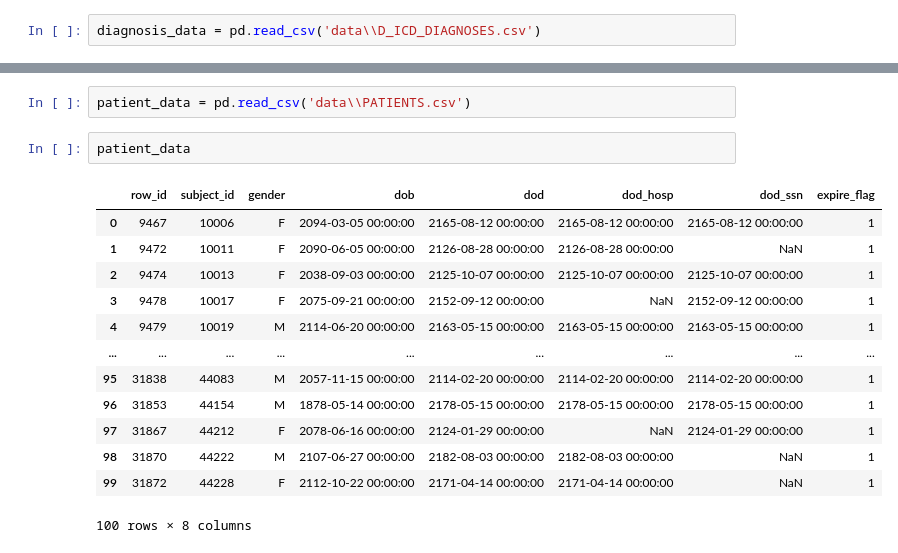
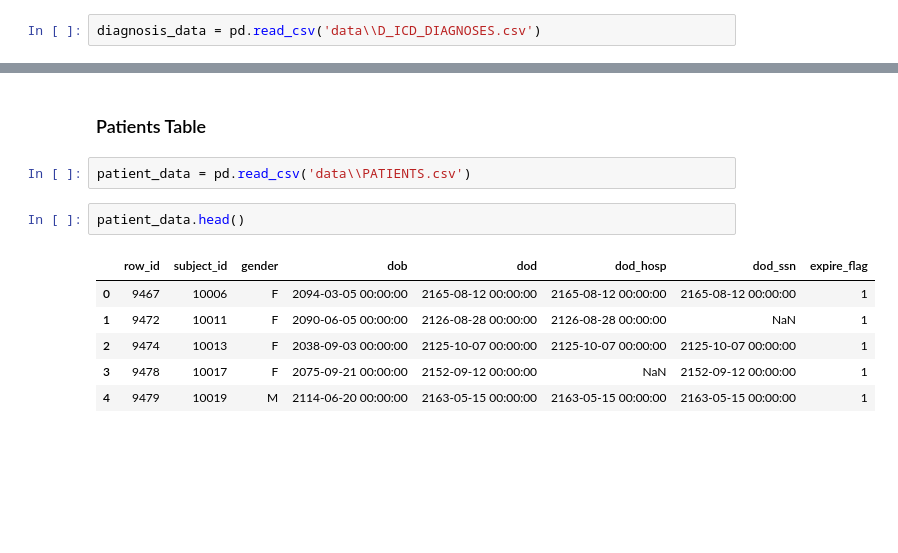
Before and after one commit to Assassinsarms/Disease-Prognosis-Prediction-using-Longitudinal-Electronic-Health-Records-and-Gated-Recurrent-Units, a Jupyter notebook: Aaron_Mir_INM706_Coursework.ipynb, the cells around one changed output, grey strips where cells are left out. Saved outputs shown, nothing was run; the diff lists cells and outputs as text; blank space fills up the shorter version.

```diff
--- a/Aaron_Mir_INM706_Coursework.ipynb
+++ b/Aaron_Mir_INM706_Coursework.ipynb
@@ -97,18 +140,13 @@ diagnosis_data
+# %% [markdown]
+### Patients Table
 # %%
 patient_data = pd.read_csv('data\\PATIENTS.csv')
 # %%
-patient_data
+patient_data.head()
 # %% [output]
 |  | row_id | subject_id | gender | dob | dod | dod_hosp | dod_ssn | expire_flag |
 | 0 | 9467 | 10006 | F | 2094-03-05 00:00:00 | 2165-08-12 00:00:00 | 2165-08-12 00:00:00 | 2165-08-12 00:00:00 | 1 |
 | 1 | 9472 | 10011 | F | 2090-06-05 00:00:00 | 2126-08-28 00:00:00 | 2126-08-28 00:00:00 | NaN | 1 |
 | 2 | 9474 | 10013 | F | 2038-09-03 00:00:00 | 2125-10-07 00:00:00 | 2125-10-07 00:00:00 | 2125-10-07 00:00:00 | 1 |
 | 3 | 9478 | 10017 | F | 2075-09-21 00:00:00 | 2152-09-12 00:00:00 | NaN | 2152-09-12 00:00:00 | 1 |
 | 4 | 9479 | 10019 | M | 2114-06-20 00:00:00 | 2163-05-15 00:00:00 | 2163-05-15 00:00:00 | 2163-05-15 00:00:00 | 1 |
-| ... | ... | ... | ... | ... | ... | ... | ... | ... |
-| 95 | 31838 | 44083 | M | 2057-11-15 00:00:00 | 2114-02-20 00:00:00 | 2114-02-20 00:00:00 | 2114-02-20 00:00:00 | 1 |
-| 96 | 31853 | 44154 | M | 1878-05-14 00:00:00 | 2178-05-15 00:00:00 | 2178-05-15 00:00:00 | 2178-05-15 00:00:00 | 1 |
-| 97 | 31867 | 44212 | F | 2078-06-16 00:00:00 | 2124-01-29 00:00:00 | NaN | 2124-01-29 00:00:00 | 1 |
-| 98 | 31870 | 44222 | M | 2107-06-27 00:00:00 | 2182-08-03 00:00:00 | 2182-08-03 00:00:00 | NaN | 1 |
-| 99 | 31872 | 44228 | F | 2112-10-22 00:00:00 | 2171-04-14 00:00:00 | 2171-04-14 00:00:00 | NaN | 1 |
-100 rows × 8 columns
```
Also changed, not shown: parts of 36 cells of this notebook.
